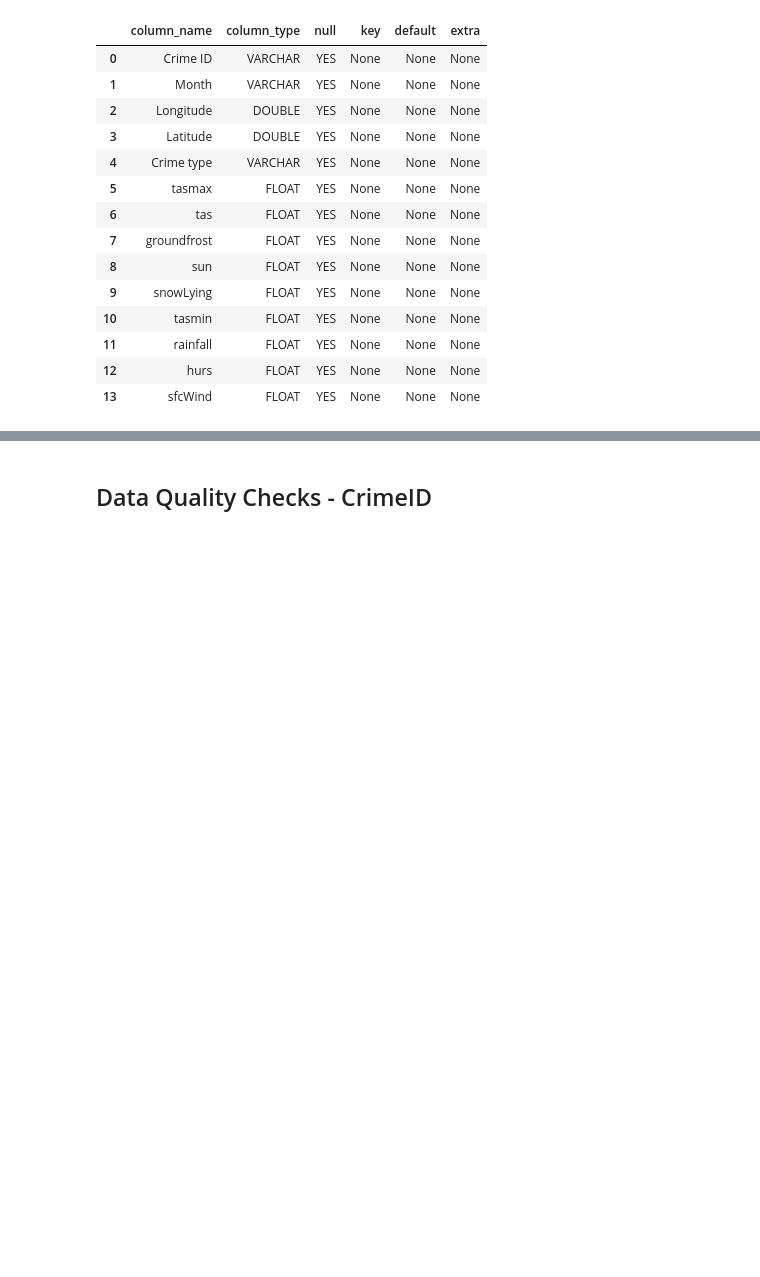
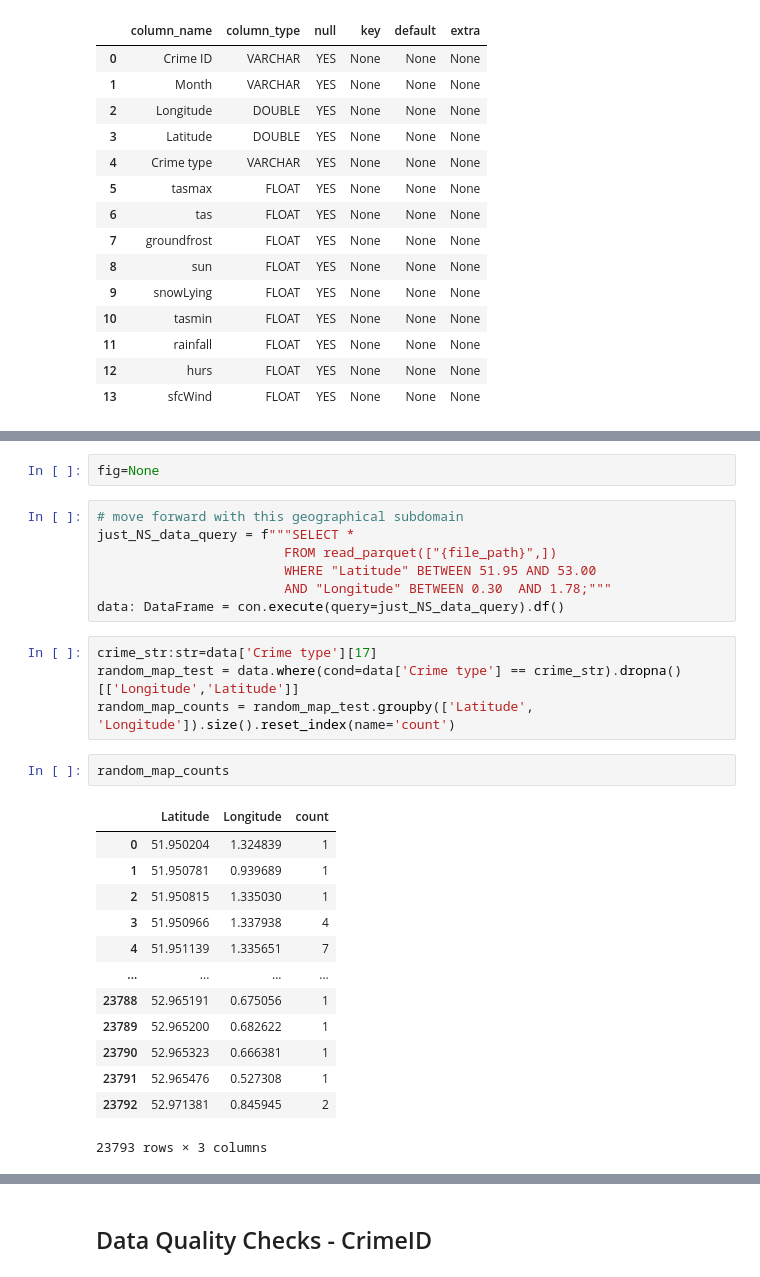
Before and after one commit to ClimatologyProjectProfile/crimetology, a Jupyter notebook: crime_weather_EDA.ipynb, the cells around one changed output, grey strips where cells are left out. Drawn from its saved outputs; the diff is of its cells as text; blank space fills up the shorter version.

Commit message:
geographic DQ exploration

```diff
--- a/crime_weather_EDA.ipynb
+++ b/crime_weather_EDA.ipynb
@@ -91,0 +139,29 @@ con.execute(query_head).df()
+# %%
+fig=None
+# %%
+# move forward with this geographical subdomain
+just_NS_data_query = f"""SELECT *
+                        FROM read_parquet(["{file_path}",])
+                        WHERE "Latitude" BETWEEN 51.95 AND 53.00
+                        AND "Longitude" BETWEEN 0.30  AND 1.78;"""
+data: DataFrame = con.execute(query=just_NS_data_query).df()
+# %%
+crime_str:str=data['Crime type'][17]
+random_map_test = data.where(cond=data['Crime type'] == crime_str).dropna()[['Longitude','Latitude']]
+random_map_counts = random_map_test.groupby(['Latitude', 'Longitude']).size().reset_index(name='count')
+# %%
+random_map_counts
+# %% [output]
+|  | Latitude | Longitude | count |
+| 0 | 51.950204 | 1.324839 | 1 |
+| 1 | 51.950781 | 0.939689 | 1 |
+| 2 | 51.950815 | 1.335030 | 1 |
+| 3 | 51.950966 | 1.337938 | 4 |
+| 4 | 51.951139 | 1.335651 | 7 |
+| ... | ... | ... | ... |
+| 23788 | 52.965191 | 0.675056 | 1 |
+| 23789 | 52.965200 | 0.682622 | 1 |
+| 23790 | 52.965323 | 0.666381 | 1 |
+| 23791 | 52.965476 | 0.527308 | 1 |
+| 23792 | 52.971381 | 0.845945 | 2 |
+23793 rows × 3 columns
```
Also changed, not shown: parts of 20 cells of this notebook, 1 other file.
